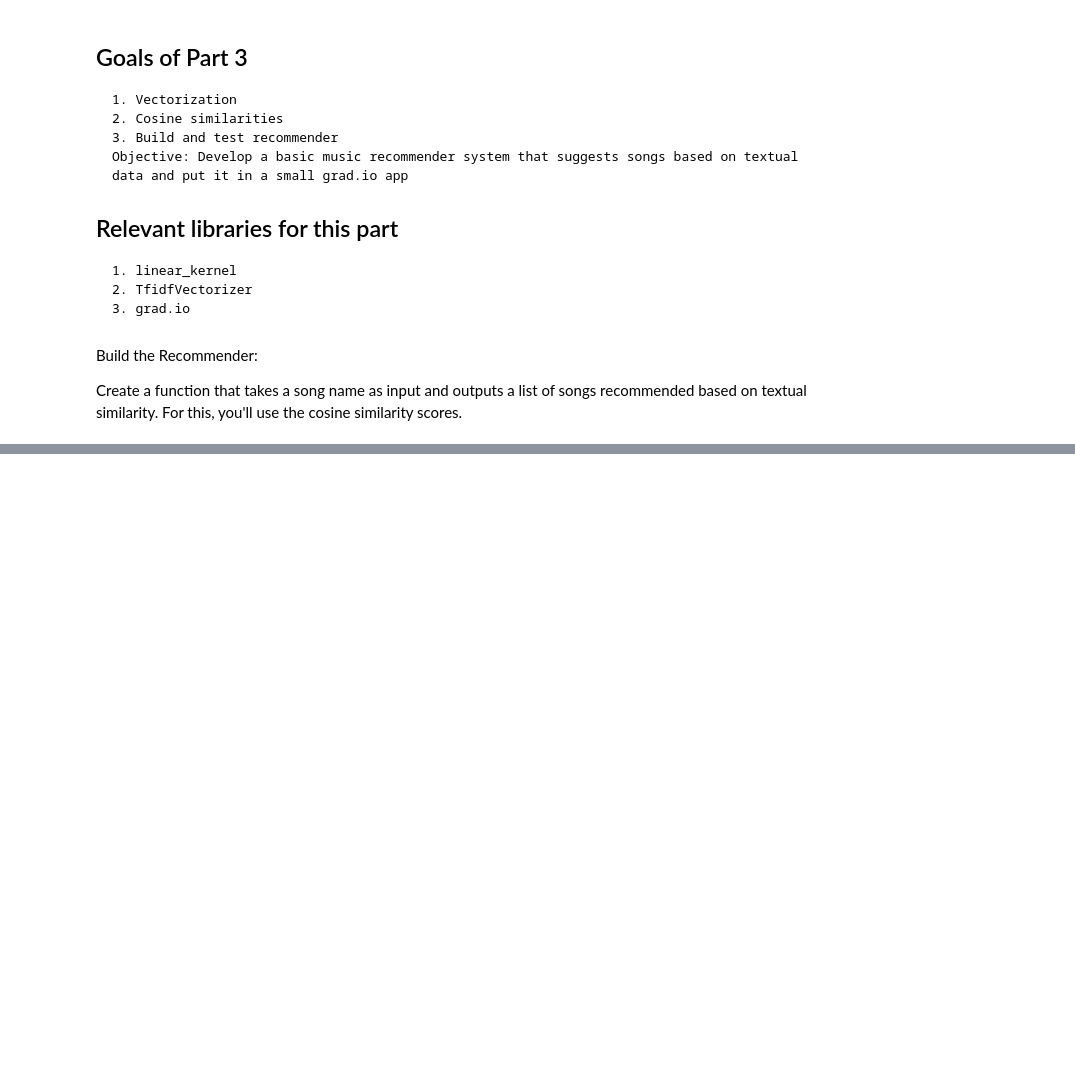
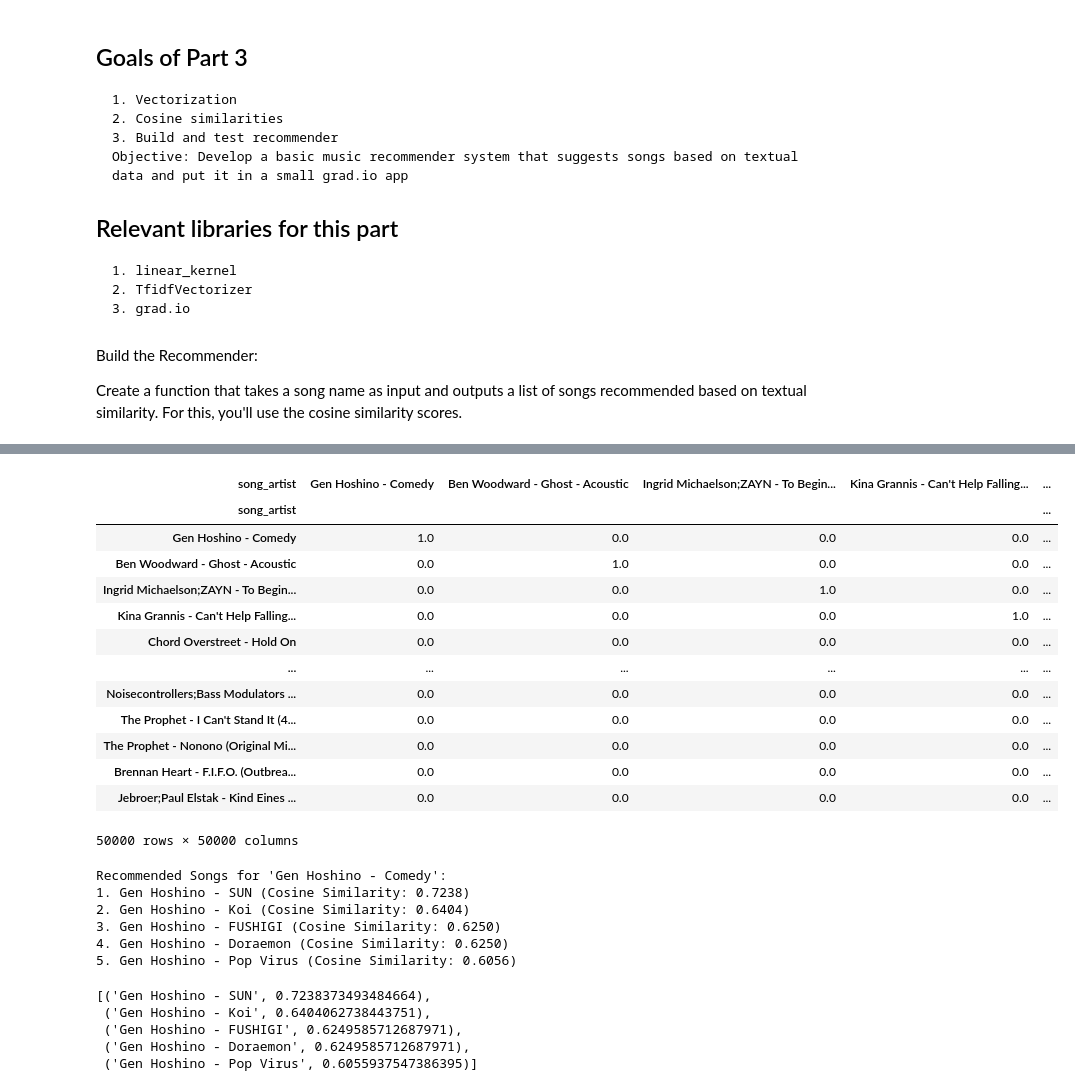
Before and after one commit to tobiasmj97/M1_assignment_recommender-app_group_5, a Jupyter notebook: M1_Assignement_UML.ipynb, the cells around one changed output, grey strips where cells are left out. Drawn from its saved outputs; the diff is of its cells as text; code cells hidden in the pictures; blank space fills up the shorter version.

```diff
--- a/M1_Assignement_UML.ipynb
+++ b/M1_Assignement_UML.ipynb
@@ -773,5 +773,6 @@ clusterer.fit(data_to_cluster_scaled)
 # %%
 # We can then copy the cluster-numbers into the original file and start exploring
-df['cluster'] = clusterer.labels_
-df.head(1)
+
+##df['cluster'] = clusterer.labels_
+##df.head(1)
 # %%
@@ -814,0 +831,3 @@ df[['artists', 'track_name', 'song_artist']]
+# %%
+ds=df[:50000]
+ds.info()
@@ -814,0 +852,6 @@ df[['artists', 'track_name', 'song_artist']]
+# %%
+tfidf_vectorizer = TfidfVectorizer(stop_words='english')
+tfidf_matrix = tfidf_vectorizer.fit_transform(ds['song_artist'])
+
+# Calculate cosine similarity between track names
+cosine_sim = cosine_similarity(tfidf_matrix, tfidf_matrix)
@@ -814,0 +868,53 @@ df[['artists', 'track_name', 'song_artist']]
+# %%
+similarity_df = pd.DataFrame(cosine_sim, index=ds['song_artist'], columns=ds['song_artist'])
+similarity_df
+# %% [output]
+| song_artist | Gen Hoshino - Comedy | Ben Woodward - Ghost - Acoustic | Ingrid Michaelson;ZAYN - To Begin... | Kina Grannis - Can't Help Falling... | ... |
+| song_artist |  |  |  |  | ... |
+| Gen Hoshino - Comedy | 1.0 | 0.0 | 0.0 | 0.0 | ... |
+| Ben Woodward - Ghost - Acoustic | 0.0 | 1.0 | 0.0 | 0.0 | ... |
+| Ingrid Michaelson;ZAYN - To Begin... | 0.0 | 0.0 | 1.0 | 0.0 | ... |
+| Kina Grannis - Can't Help Falling... | 0.0 | 0.0 | 0.0 | 1.0 | ... |
+| Chord Overstreet - Hold On | 0.0 | 0.0 | 0.0 | 0.0 | ... |
+| ... | ... | ... | ... | ... | ... |
+| Noisecontrollers;Bass Modulators ... | 0.0 | 0.0 | 0.0 | 0.0 | ... |
+| The Prophet - I Can't Stand It (4... | 0.0 | 0.0 | 0.0 | 0.0 | ... |
+| The Prophet - Nonono (Original Mi... | 0.0 | 0.0 | 0.0 | 0.0 | ... |
+| Brennan Heart - F.I.F.O. (Outbrea... | 0.0 | 0.0 | 0.0 | 0.0 | ... |
+| Jebroer;Paul Elstak - Kind Eines ... | 0.0 | 0.0 | 0.0 | 0.0 | ... |
+50000 rows × 50000 columns
+# %%
+def recommend_similar_songs(song_artist, num_recommendations=5):
+    # Get the similarity values for the given song_artist
+    song_similarities = similarity_df[song_artist]
+
+    # Get the top N most similar song_artists (excluding the input song_artist) with their cosine similarity
+    recommended_song_artists = song_similarities.sort_values(ascending=False)[1:num_recommendations+1]
+
+    # Create a ranked list of recommended song_artists with cosine similarity
+    ranked_list = [(song_artist, cosine_similarity) for song_artist, cosine_similarity in recommended_song_artists.iteritems()]
+
+    return ranked_list
+
+# Example usage: Get recommendations for the song_artist "Gen Hoshino - Comedy"
+recommended_song_artists = recommend_similar_songs("Gen Hoshino - Comedy", num_recommendations=5)
+
+# Print the ranked list
+print(f"Recommended Songs for 'Gen Hoshino - Comedy':")
+for rank, (song_artist, cosine_similarity) in enumerate(recommended_song_artists, start=1):
+    print(f"{rank}. {song_artist} (Cosine Similarity: {cosine_similarity:.4f})")
+# %% [output]
+Recommended Songs for 'Gen Hoshino - Comedy':
+1. Gen Hoshino - SUN (Cosine Similarity: 0.7238)
+2. Gen Hoshino - Koi (Cosine Similarity: 0.6404)
+3. Gen Hoshino - FUSHIGI (Cosine Similarity: 0.6250)
+4. Gen Hoshino - Doraemon (Cosine Similarity: 0.6250)
+5. Gen Hoshino - Pop Virus (Cosine Similarity: 0.6056)
+# %%
+recommended_song_artists
+# %% [output]
+[('Gen Hoshino - SUN', 0.7238373493484664),
+ ('Gen Hoshino - Koi', 0.6404062738443751),
+ ('Gen Hoshino - FUSHIGI', 0.6249585712687971),
+ ('Gen Hoshino - Doraemon', 0.6249585712687971),
+ ('Gen Hoshino - Pop Virus', 0.6055937547386395)]
```
Also changed, not shown: parts of 9 cells of this notebook.
